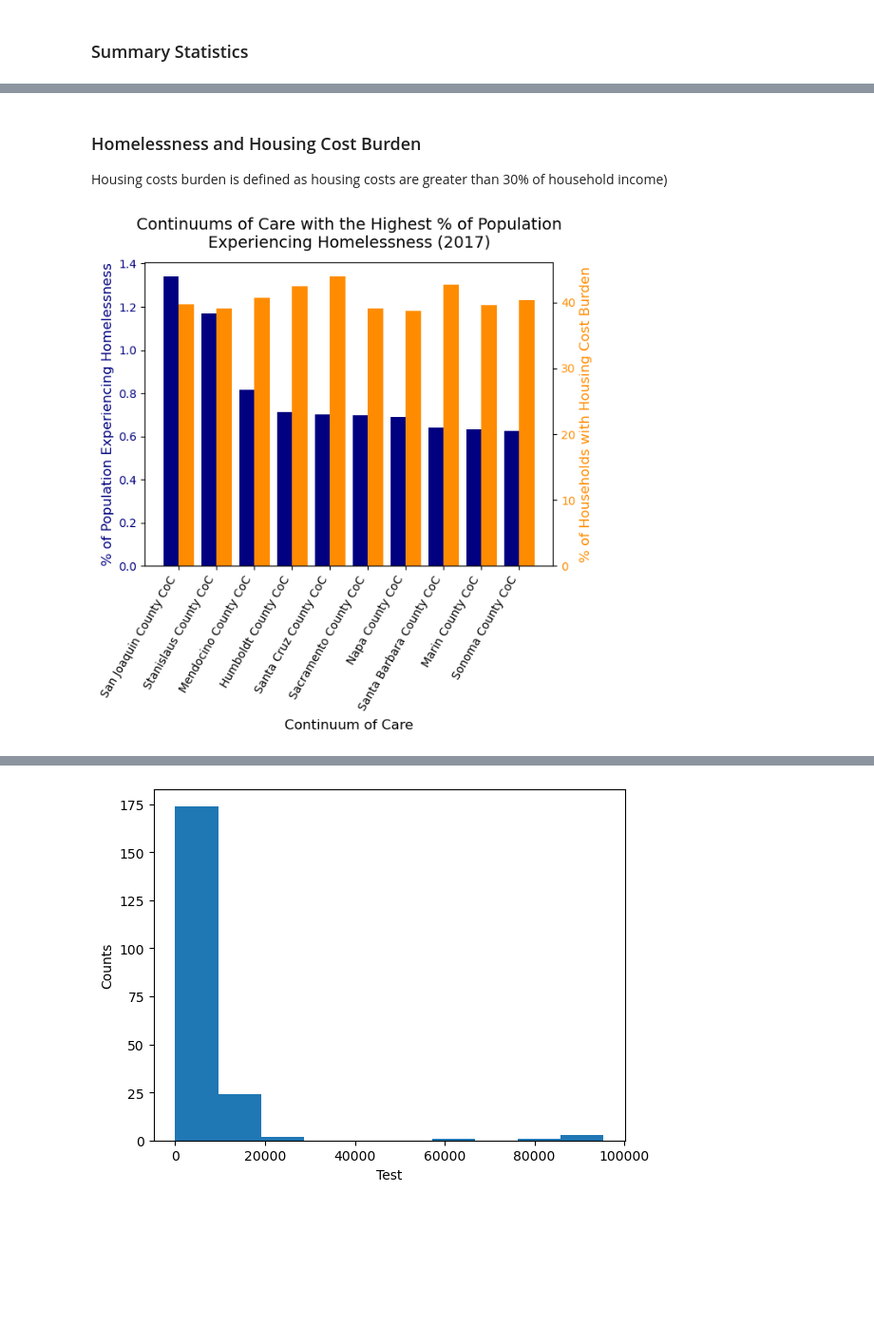
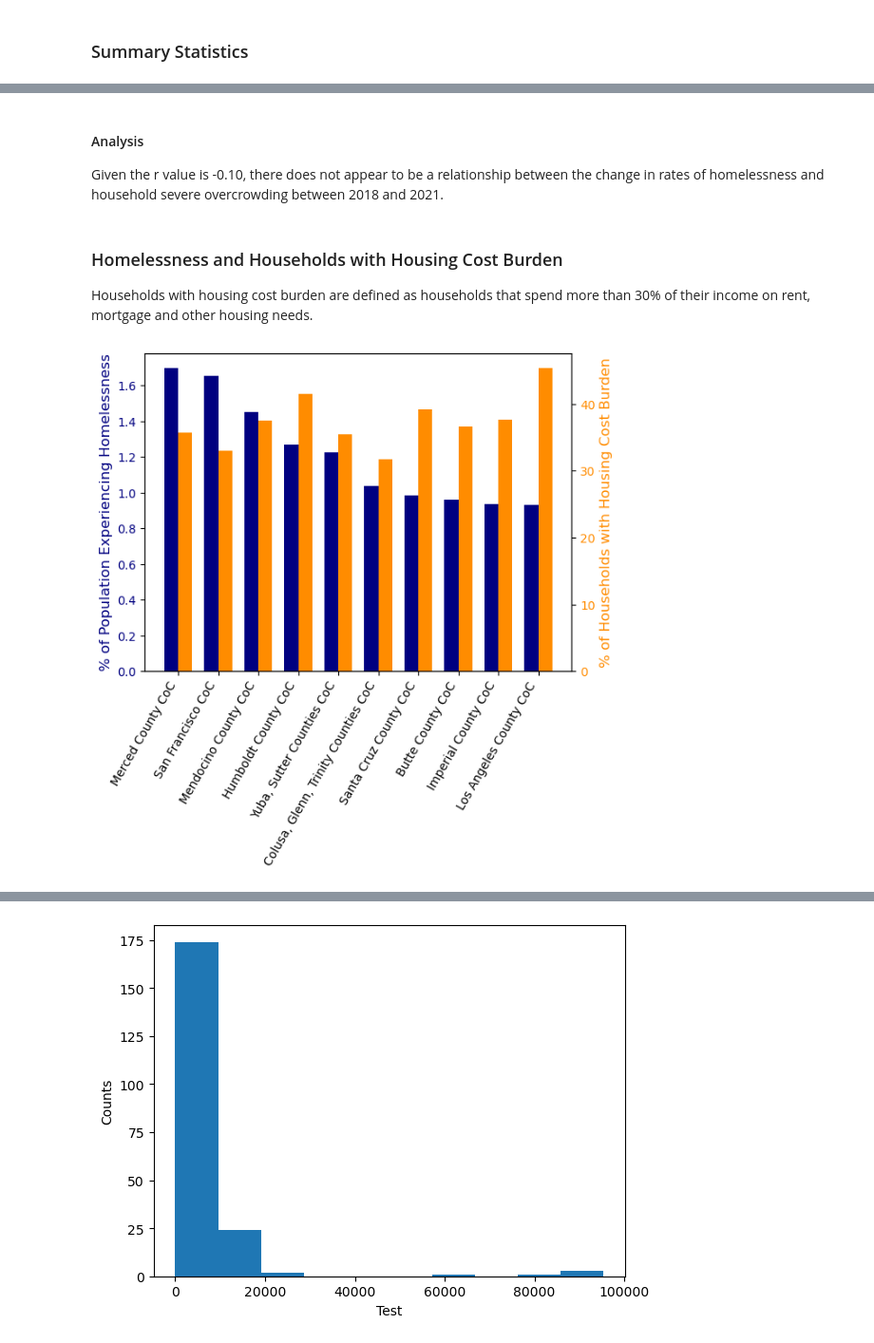
Before and after one commit to evacs/Project-1, a Jupyter notebook: housing_jeff.ipynb, the cells around one changed output, grey strips where cells are left out. Shown at 95% size. Drawn from its saved outputs; the diff is of its cells as text; code cells hidden in the pictures; blank space fills up the shorter version.

```diff
--- a/housing_jeff.ipynb
+++ b/housing_jeff.ipynb
@@ -333,7 +337,7 @@ def plot_bar_2y(df, parems):
 
     x = np.arange(len(df))
 
-    width = 0.4
+    width = 0.35
 
     fig, ax1 = plt.subplots()
     ax2 = ax1.twinx()
@@ -488,24 +712,28 @@ The p value is: 0.5570514620445643
+# %% [markdown]
+#### Analysis
+Given the r value is -0.10, there does not appear to be a relationship between the change in rates of homelessness and household severe overcrowding between 2018 and 2021.
 # %% [markdown]
-### Homelessness and Housing Cost Burden
-Housing costs burden is defined as housing costs are greater than 30% of household income)
+### Homelessness and Households with Housing Cost Burden
+Households with housing cost burden are defined as households that spend more than 30% of their income on rent, mortgage and other housing needs.
 # %%
-# Bar chart comparing severely overcrowded housing and homelessness for CoCs with the highest % homeless in 2021
+# Bar chart comparing housing cost burden and homelessness for CoCs with the highest % homeless in one year
+year = 2021
 
-# Create limited dataframe for 2021, sort in descending order by % homeless and isolate the top 10 CoCs
-year = 2017
-homeless_top10 = final_df[['Continuum of Care', '% Homeless', '% Units Costs >= 30%']][final_df['Year'] == year]
-homeless_top10 = homeless_top10.sort_values(by='% Homeless',ascending=False).iloc[:10]
+# Create limited dataframe for one year, sort in descending order by % homeless and isolate the top 10 CoCs
+fig_data = final_df[['Continuum of Care', '% Homeless', '% Households with Cost Burden']][final_df['Year'] == year]
+fig_data = fig_data.sort_values(by='% Homeless',ascending=False).iloc[:10]
 
 # Set parameters for function
-parems = {'x': 'Continuum of Care',
+parems = {'x': '',
           'y1': '% of Population Experiencing Homelessness',
           'y2': '% of Households with Housing Cost Burden',
-          'title': f'Continuums of Care with the Highest % of Population Experiencing Homelessness ({year})',
+          'title': '', #f'Continuums of Care with the Highest % of Population Experiencing Homelessness ({year})',
           'colors': ['navy', 'darkorange'],
           'rot': 60,
-          'png_path': 'output_data/housing_cost_burden_bar.png'
+          'png_path': 'output_data/housing_costburden_top10_bar.png'
          }
 
-plot_bar_2y(homeless_top10, parems)
+# Call function to plot bar chart
+plot_bar_2y(fig_data, parems)
 # %% [output]
-[figure, old version]
+[figure, new version]
```
Also changed, not shown: parts of 39 cells of this notebook, 12 other files.
